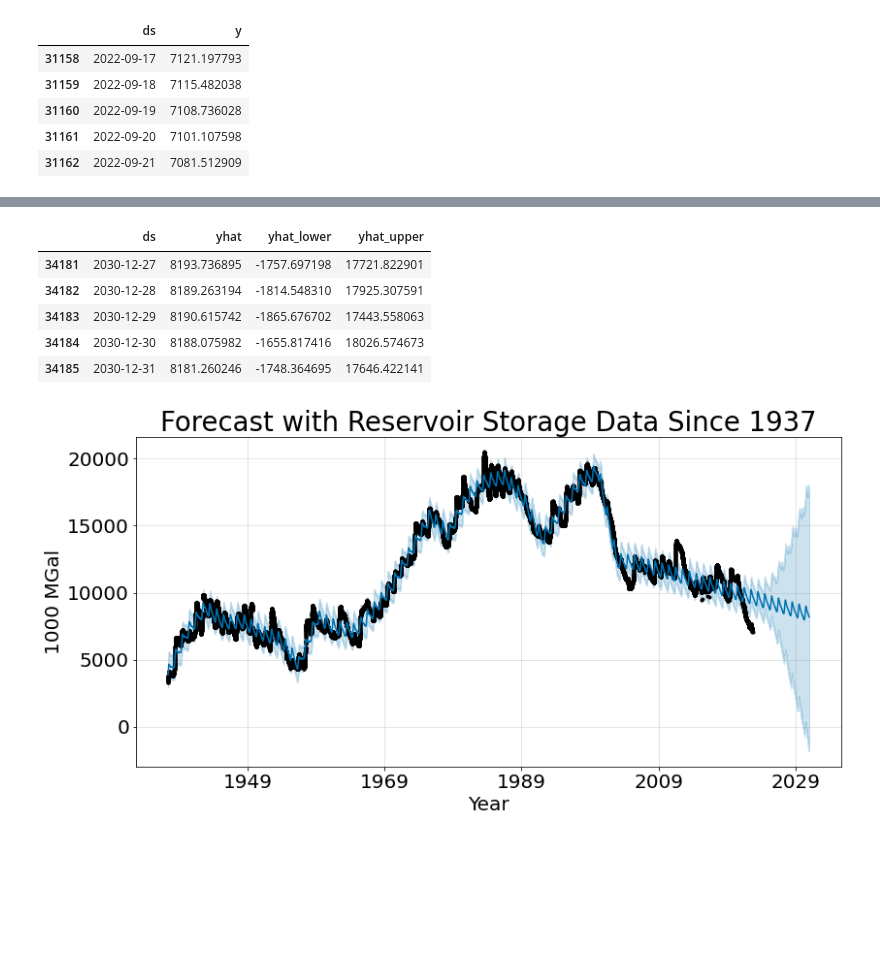
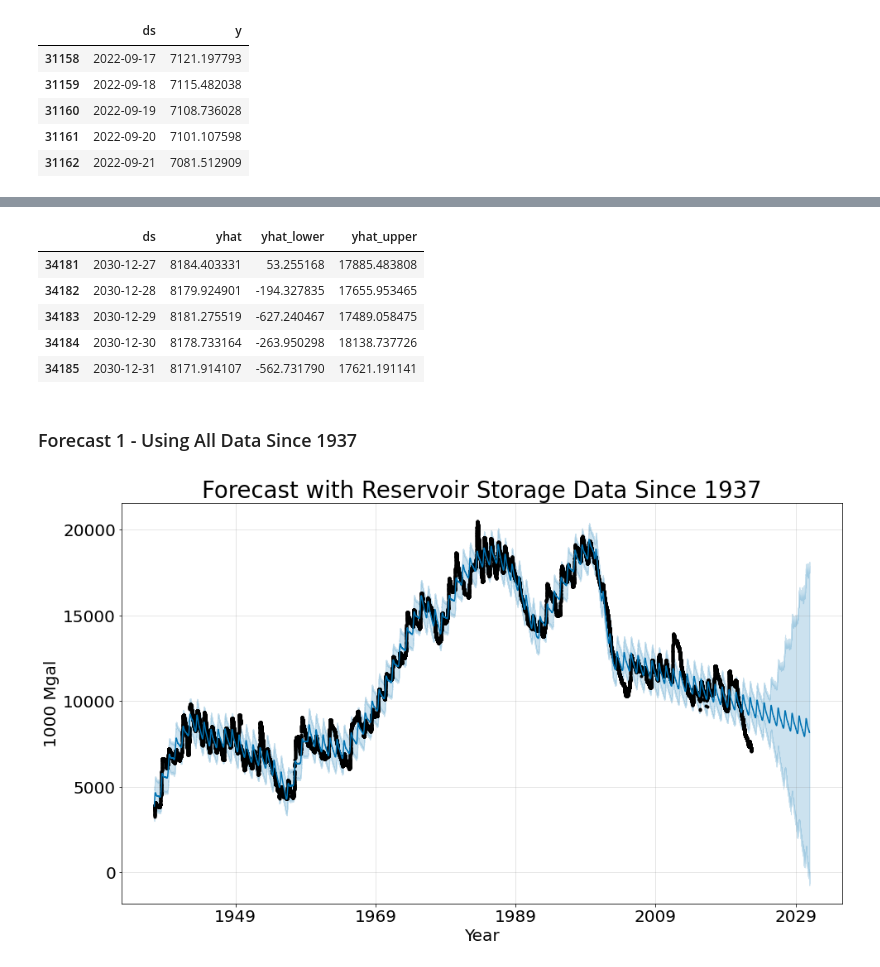
Before and after one commit to lychrst/The_Golf_Courses_of_Wrath, a Jupyter notebook: The_Golf_Courses_of_Wrath.ipynb, the cells around one changed output, grey strips where cells are left out. Drawn from its saved outputs; the diff is of its cells as text; code cells hidden in the pictures; blank space fills up the shorter version.

```diff
--- a/The_Golf_Courses_of_Wrath.ipynb
+++ b/The_Golf_Courses_of_Wrath.ipynb
@@ -1742,9 +1799,10 @@ Col_storage_Sep_2022 = Col_storage_Sep_2022.fillna(0)
 # This adds up all of the storage data for the varous reservoirs and
 # stores it as the column name "y_init".
 
-Col_storage_Sep_2022['y_init'] = Col_storage_Sep_2022["Lake_Mead"] + Col_storage_Sep_2022["Lake_Havasu"] \
-+ Col_storage_Sep_2022["Lake_Mohave"] + Col_storage_Sep_2022["Lake_Powell"] \
-+ Col_storage_Sep_2022["Lake_Nighthorse"] + Col_storage_Sep_2022["Granby_Reservoir"] \
+Col_storage_Sep_2022['y_init'] = Col_storage_Sep_2022["Lake_Mead"]\
++ Col_storage_Sep_2022["Lake_Havasu"] + Col_storage_Sep_2022["Lake_Mohave"]\
++ Col_storage_Sep_2022["Lake_Powell"] + Col_storage_Sep_2022["Lake_Nighthorse"]\
++ Col_storage_Sep_2022["Granby_Reservoir"] + Col_storage_Sep_2022["Crystal_Reservoir"]\
 + Col_storage_Sep_2022["Heron_Reservoir"] + Col_storage_Sep_2022["Ridgway_Reservoir"] \
 + Col_storage_Sep_2022["Navajo_Reservoir"] + Col_storage_Sep_2022["McPhee_Reservoir"] \
 + Col_storage_Sep_2022["Pineview_Reservoir"] + Col_storage_Sep_2022["Scofield_Reservoir"] \
@@ -1752,5 +1810,4 @@ Col_storage_Sep_2022['y_init'] = Col_storage_Sep_2022["Lake_Mead"] + Col_storage
 + Col_storage_Sep_2022["Wilard_Bay_Reservoir"] + Col_storage_Sep_2022["Strawberry_Reservoir"] \
 + Col_storage_Sep_2022["Jordanelle_Reservoir"] + Col_storage_Sep_2022["Taylor_Park_Reservoir"] \
 + Col_storage_Sep_2022["Starvation_Reservoir"] + Col_storage_Sep_2022["Morrow_Point_Reservoir"] \
-+ Col_storage_Sep_2022["Fontenelle_Reservoir"] + Col_storage_Sep_2022["Flaming_Gorge_Reservoir"] \
-+ Col_storage_Sep_2022["Crystal_Reservoir"]
++ Col_storage_Sep_2022["Fontenelle_Reservoir"] + Col_storage_Sep_2022["Flaming_Gorge_Reservoir"]
@@ -1760,5 +1818,10 @@ col_store_2000 = Col_storage_Sep_2022[Col_storage_Sep_2022['ds'].dt.year > 2000]
 # %%
 # The data was stored in acre feet.  This converts it to 1,000 Mgal units.
+# The slashes in the top rows are line breaks, not mathematical operations,
+# thus y init is being multiplied by the amount of gallons per acre and
+# and being divided by one billion to convert it to 1,000 Mgal units.
 
-col_store_2000['y'] =  (col_store_2000['y_init'] * 325724.1405576) / 1000000000
-Col_storage_Sep_2022['y'] =  (Col_storage_Sep_2022['y_init'] * 325724.1405576) / 1000000000
+col_store_2000['y'] =  (col_store_2000['y_init']\
+* 325724.1405576) / 1000000000
+Col_storage_Sep_2022['y'] =  (Col_storage_Sep_2022['y_init']\
+* 325724.1405576) / 1000000000
@@ -1833,21 +1888,24 @@ Importing plotly failed. Interactive plots will not work.
 # %%
 # This sets the end of the year 2030 as the end pont of the
 # forecast and makes predictions.
-future = m.make_future_dataframe(periods=3023)
-forecast = m.predict(future)
-forecast[['ds', 'yhat', 'yhat_lower', 'yhat_upper']].tail()
+future1 = m.make_future_dataframe(periods=3023)
+forecast1 = m.predict(future1)
+forecast1[['ds', 'yhat', 'yhat_lower', 'yhat_upper']].tail()
 # %% [output]
 |  | ds | yhat | yhat_lower | yhat_upper |
-| 34181 | 2030-12-27 | 8193.736895 | -1757.697198 | 17721.822901 |
-| 34182 | 2030-12-28 | 8189.263194 | -1814.548310 | 17925.307591 |
-| 34183 | 2030-12-29 | 8190.615742 | -1865.676702 | 17443.558063 |
-| 34184 | 2030-12-30 | 8188.075982 | -1655.817416 | 18026.574673 |
-| 34185 | 2030-12-31 | 8181.260246 | -1748.364695 | 17646.422141 |
+| 34181 | 2030-12-27 | 8184.403331 | 53.255168 | 17885.483808 |
+| 34182 | 2030-12-28 | 8179.924901 | -194.327835 | 17655.953465 |
+| 34183 | 2030-12-29 | 8181.275519 | -627.240467 | 17489.058475 |
+| 34184 | 2030-12-30 | 8178.733164 | -263.950298 | 18138.737726 |
+| 34185 | 2030-12-31 | 8171.914107 | -562.731790 | 17621.191141 |
+# %% [markdown]
+### Forecast 1 - Using All Data Since 1937
 # %%
-# This plots the forecast.
-fig = m.plot(forecast, xlabel='Year', ylabel= '1000 MGal', figsize=[12, 6])
+# This plots the forecast using all of the data since 1937, including
+# the data that will be used in the train-test split
+fig = m.plot(forecast1, xlabel='Year', ylabel= '1000 Mgal', figsize=[14, 8])
 plt.rcParams.update({'font.size': 23})
 plt.title('Forecast with Reservoir Storage Data Since 1937')
 plt.show()
 # %% [output]
-[figure, old version]
+[figure, new version]
```
Also changed, not shown: parts of 124 cells of this notebook, 3 other files.
